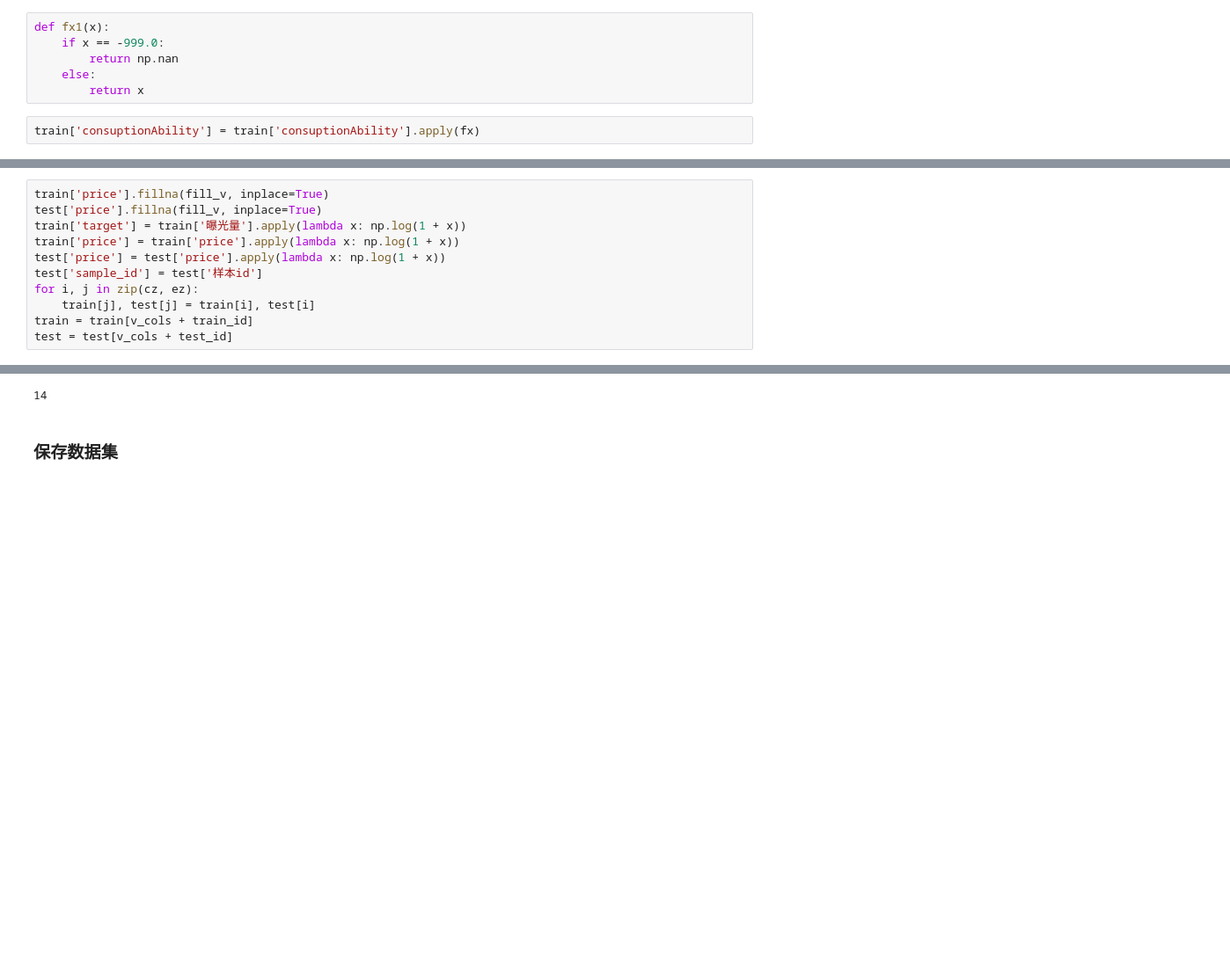
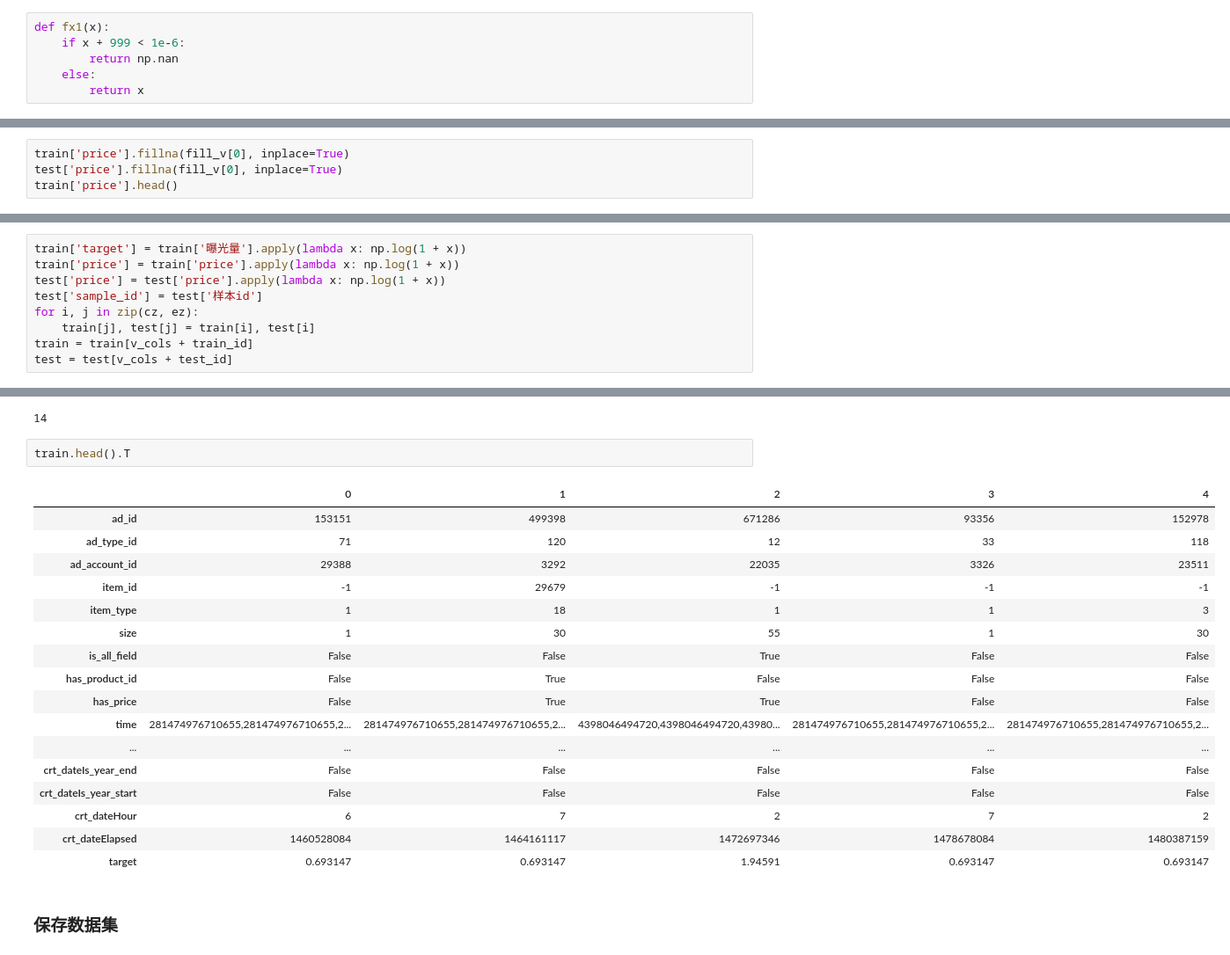
Before and after one commit to AutuanLiu/2019TencentAlgorithm, a Jupyter notebook: nbs/post_process.ipynb, the cells around one changed output, grey strips where cells are left out. Shown at 88% size. Drawn from its saved outputs; the diff is of its cells as text; blank space fills up the shorter version.

```diff
--- a/nbs/post_process.ipynb
+++ b/nbs/post_process.ipynb
@@ -101,12 +101,10 @@ def fx(x):
         return x
 # %%
 def fx1(x):
-    if x == -999.0:
+    if x + 999 < 1e-6:
         return np.nan
     else:
         return x
-# %%
-train['consuptionAbility'] = train['consuptionAbility'].apply(fx)
 # %%
 test['consuptionAbility'] = test['consuptionAbility'].astype('object')
 # %%
@@ -142,0 +163,4 @@ test['has_price'] = test['price'].isna()
+# %%
+train['price'].fillna(fill_v[0], inplace=True)
+test['price'].fillna(fill_v[0], inplace=True)
+train['price'].head()
@@ -143,6 +174,4 @@ test['has_price'] = test['price'].isna()
 # %%
-train['price'].fillna(fill_v, inplace=True)
-test['price'].fillna(fill_v, inplace=True)
 train['target'] = train['曝光量'].apply(lambda x: np.log(1 + x))
 train['price'] = train['price'].apply(lambda x: np.log(1 + x))
 test['price'] = test['price'].apply(lambda x: np.log(1 + x))
@@ -281,6 +334,26 @@ test[''].value_counts()
 train['device'].nunique()
 # %% [output]
 14
+# %%
+train.head().T
+# %% [output]
+|  | 0 | 1 | 2 | 3 | 4 |
+| ad_id | 153151 | 499398 | 671286 | 93356 | 152978 |
+| ad_type_id | 71 | 120 | 12 | 33 | 118 |
+| ad_account_id | 29388 | 3292 | 22035 | 3326 | 23511 |
+| item_id | -1 | 29679 | -1 | -1 | -1 |
+| item_type | 1 | 18 | 1 | 1 | 3 |
+| size | 1 | 30 | 55 | 1 | 30 |
+| is_all_field | False | False | True | False | False |
+| has_product_id | False | True | False | False | False |
+| has_price | False | True | True | False | False |
+| time | 281474976710655,281474976710655,2... | 281474976710655,281474976710655,2... | 4398046494720,4398046494720,43980... | 281474976710655,281474976710655,2... | 281474976710655,281474976710655,2... |
+| ... | ... | ... | ... | ... | ... |
+| crt_dateIs_year_end | False | False | False | False | False |
+| crt_dateIs_year_start | False | False | False | False | False |
+| crt_dateHour | 6 | 7 | 2 | 7 | 2 |
+| crt_dateElapsed | 1460528084 | 1464161117 | 1472697346 | 1478678084 | 1480387159 |
+| target | 0.693147 | 0.693147 | 1.94591 | 0.693147 | 0.693147 |
 # %% [markdown]
 ### 保存数据集
 # %%
```
Also changed, not shown: parts of 6 cells of this notebook, 8 other files.
